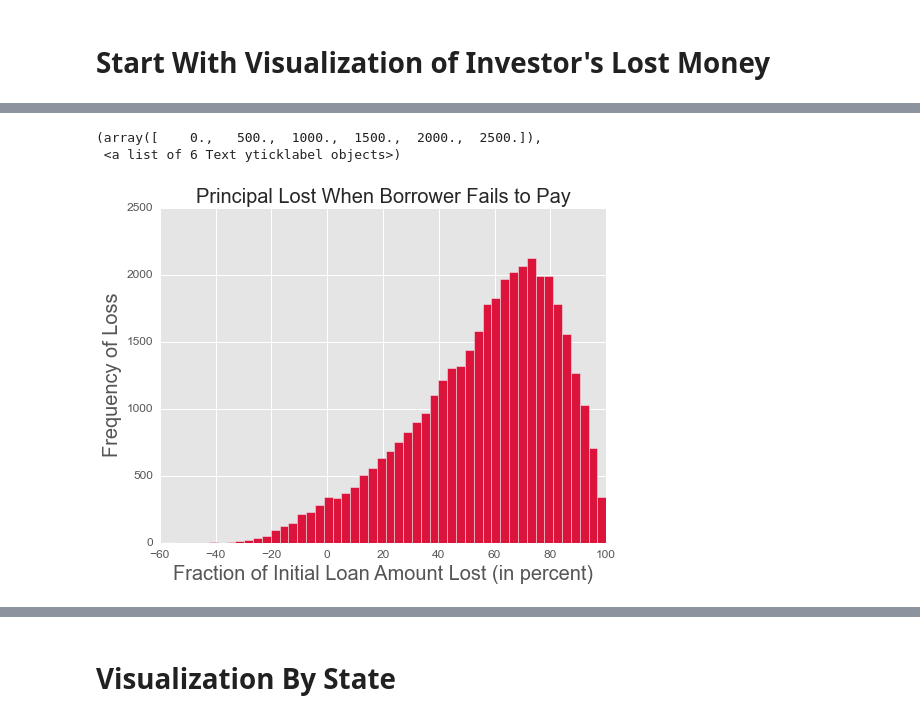
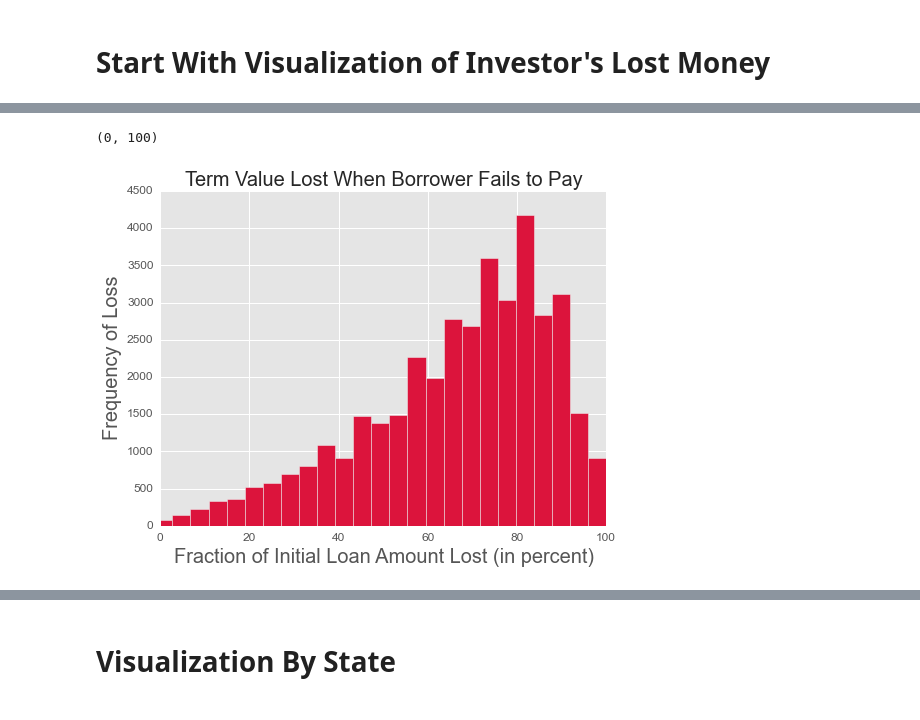
Before and after one commit to aaronf89/CapstoneApp, a Jupyter notebook: Visualizations.ipynb, the cells around one changed output, grey strips where cells are left out. Cells and saved outputs as stored; diff of their text form; code cells hidden in the pictures.

Commit message:
New Visualizations

```diff
--- a/Visualizations.ipynb
+++ b/Visualizations.ipynb
@@ -34,0 +61,4 @@ df1=LC.CleanData(df1, Success=Success, Trouble=Trouble)
+# %%
+df1['year']=df1.issue_d.apply(lambda x: x.year)
+temp=df1.groupby('year').sum().funded_amnt
+temp.index=[str(int(i)) for i in temp.index]
@@ -37,12 +112,12 @@ df1=LC.CleanData(df1, Success=Success, Trouble=Trouble)
 # %%
-#Lost Principal in Defaults
-ax1=plt.hist(-(df1[(df1['loan_status']==bin(0)) & (df1.funded_amnt>1)].PerLoss).as_matrix()*100, bins=50,  color='crimson', label='Charged off/in default', stacked=True, histtype='barstacked', alpha=1)
+#Lost Term Value in Defaults
+ax1=plt.hist(-(df1[(df1['loan_status']==bin(0)) & (df1.funded_amnt>1)].PerLossTerm).as_matrix()*100, bins=30,  color='crimson', label='Charged off/in default', stacked=True, histtype='barstacked', alpha=1)
 plt.xlabel('Fraction of Initial Loan Amount Lost (in percent)', fontsize=20)
 plt.ylabel('Frequency of Loss', fontsize=20)
-plt.title('Principal Lost When Borrower Fails to Pay', fontsize=20)
+plt.title('Term Value Lost When Borrower Fails to Pay', fontsize=20)
 plt.xticks(fontsize=12)
 plt.yticks(fontsize=12)
+plt.xlim([0,100])
 # %% [output]
-(array([    0.,   500.,  1000.,  1500.,  2000.,  2500.]),
- <a list of 6 Text yticklabel objects>)
+(0, 100)
-[figure, old version]
+[figure, new version]
```
Also changed, not shown: parts of 20 cells of this notebook.
